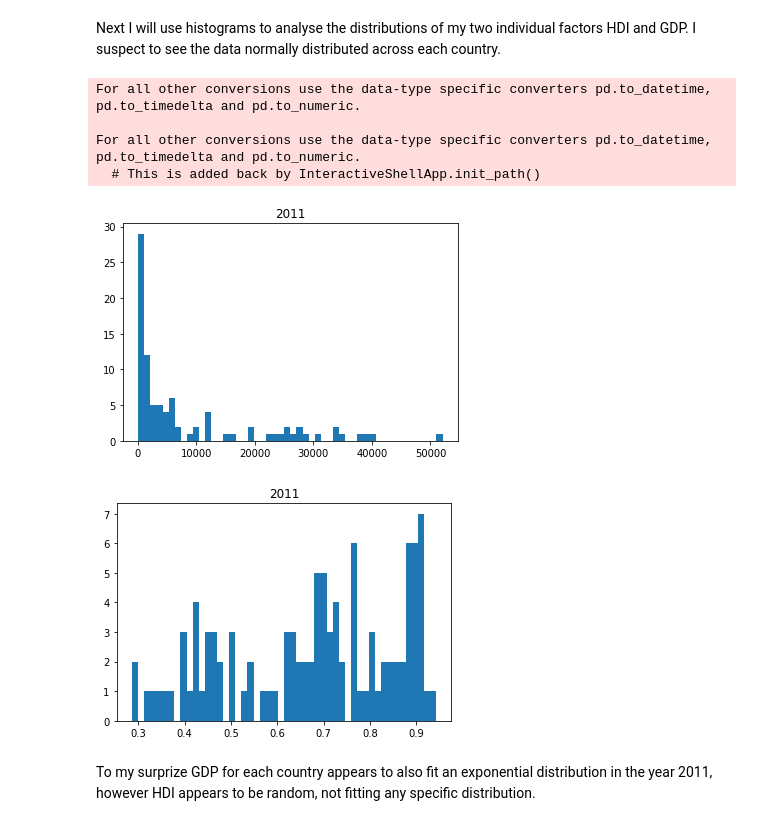
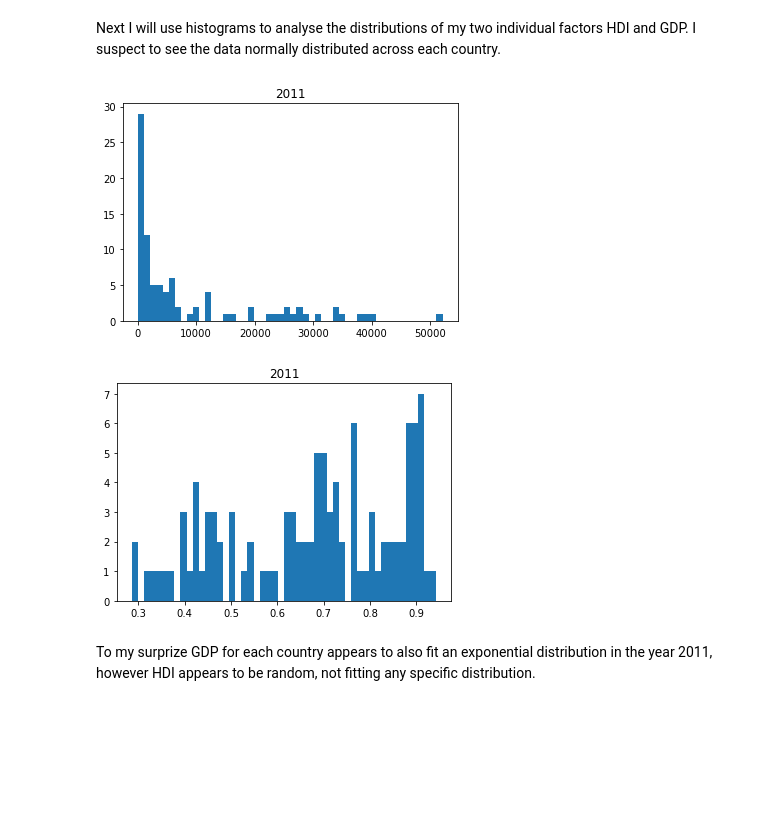
Before and after one commit to arolvera/World_Population, a Jupyter notebook: CSCI_3022_Project_Anthony_Olvera.ipynb, the cells around one changed output. Cells and saved outputs as stored; diff of their text form; code cells hidden in the pictures; blank space fills up the shorter version.

```diff
--- a/CSCI_3022_Project_Anthony_Olvera.ipynb
+++ b/CSCI_3022_Project_Anthony_Olvera.ipynb
@@ -110,26 +111,22 @@ Next I will use histograms to analyse the distributions of my two individual fac
 # %%
 # Read the data
 hdi = pd.read_csv('HDI_indicator.csv')
 # Drop NaN rows
 hdi = hdi.dropna(thresh=10)
 # Convert To proper data type
-hdi = hdi.convert_objects(convert_numeric=True);
+hdi = hdi._convert(numeric=True);
 # Reindex
 hdi = hdi.set_index('Country')
 gdp = pd.read_csv('GDP_percapita.csv')
 gdp = gdp.dropna(thresh=53)
-gdp = gdp.convert_objects(convert_numeric = True);
+gdp = gdp._convert(numeric = True);
 gdp = gdp.set_index('Country')
 # Plot Histograms
 gdp.hist(column = '2011', grid = False, bins = 50);
 hdi.hist(column = '2011', grid = False, bins = 50);
 # %% [output]
-For all other conversions use the data-type specific converters pd.to_datetime, pd.to_timedelta and pd.to_numeric.
-
-For all other conversions use the data-type specific converters pd.to_datetime, pd.to_timedelta and pd.to_numeric.
-  # This is added back by InteractiveShellApp.init_path()
-[figure, old version]
+[figure, new version]
-[figure, old version]
+[figure, new version]
 # %% [markdown]
 To my surprize GDP for each country appears to also fit an exponential distribution in the year 2011, however HDI appears to be random, not fitting any specific distribution.
 # %% [markdown]
```
Also changed, not shown: parts of 11 cells of this notebook.
